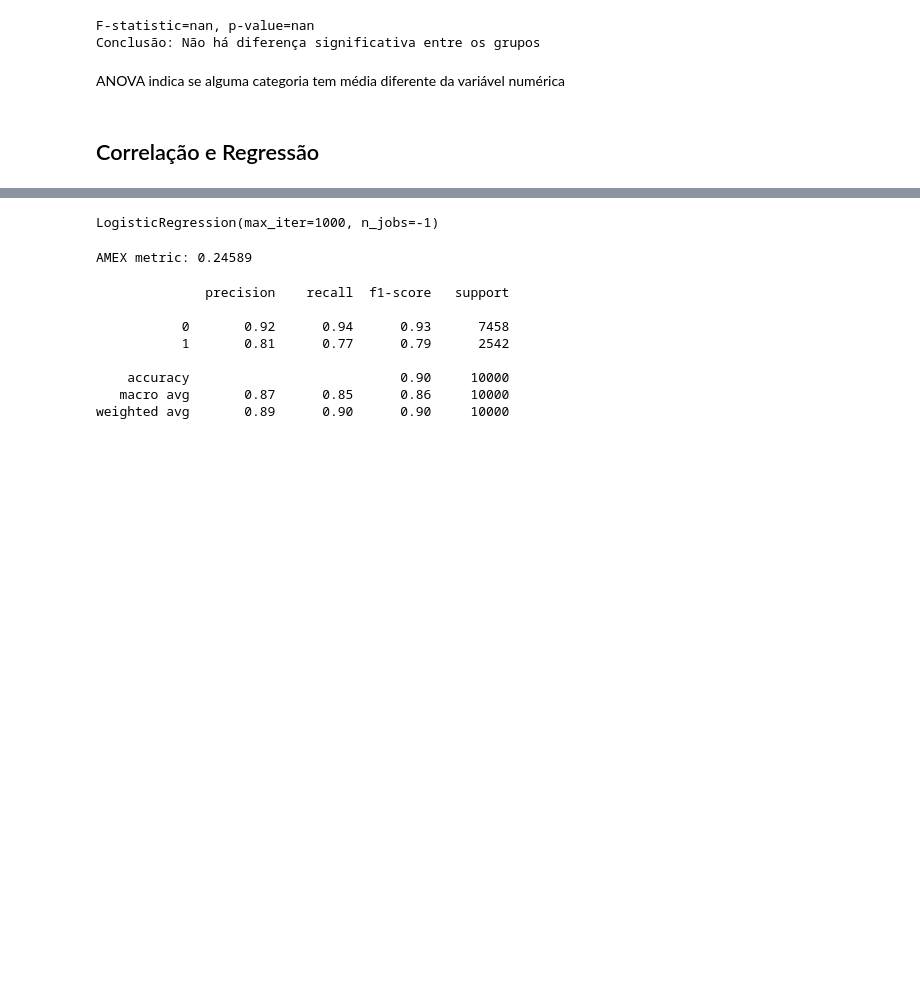
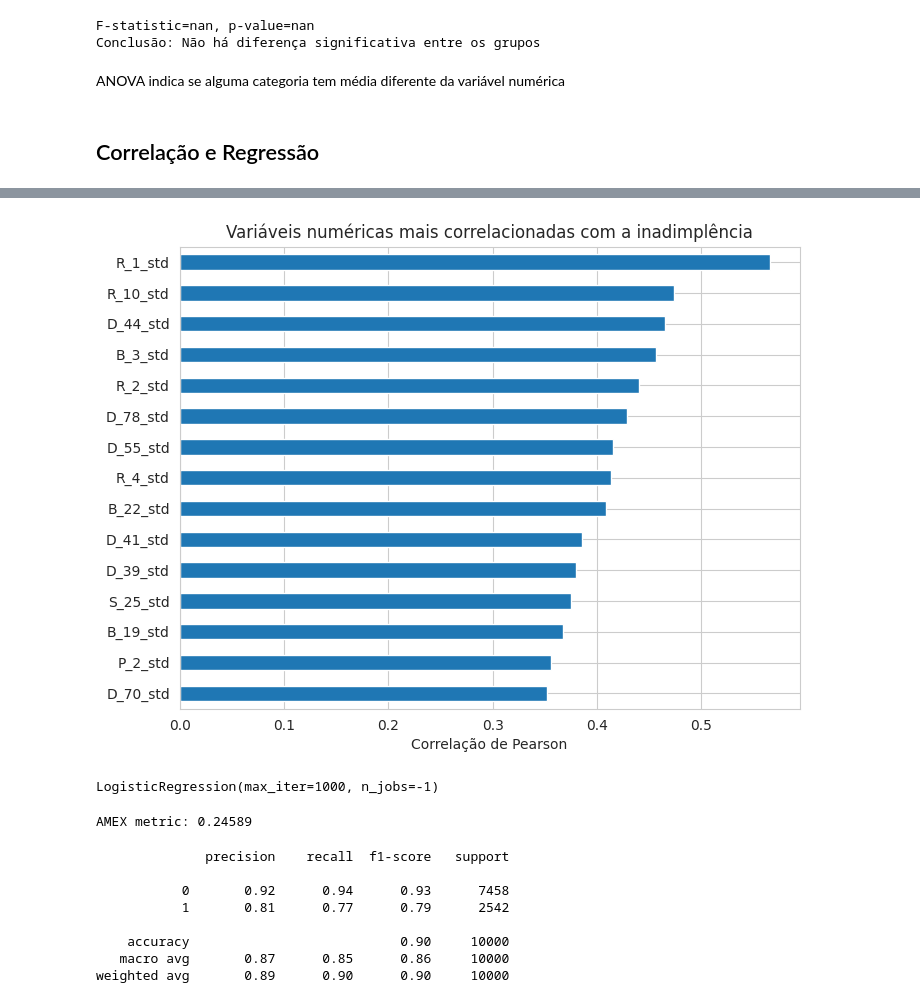
Before and after one commit to Lariiuki/Especializacao-Deep-Learning, a Jupyter notebook: Projeto_final_estatistica.ipynb, the cells around one changed output, grey strips where cells are left out. Drawn from its saved outputs; the diff is of its cells as text; code cells hidden in the pictures; blank space fills up the shorter version.

```diff
--- a/Projeto_final_estatistica.ipynb
+++ b/Projeto_final_estatistica.ipynb
@@ -530 +559,21 @@ ANOVA indica se alguma categoria tem média diferente da variável numérica
+# %%
+# correlação das variáveis numéricas com o target
+corr_target = corr_df.corr()['target'].drop('target')
+
+# pegar as 15 maiores correlações (em valor absoluto)
+top_corr = corr_target.abs().sort_values(ascending=False).head(15)
+
+# reorganizar mantendo sinal
+top_corr_signed = corr_target[top_corr.index]
+
+# plot
+plt.figure(figsize=(8,6))
+top_corr_signed.sort_values().plot(
+    kind='barh'
+)
+plt.title('Variáveis numéricas mais correlacionadas com a inadimplência')
+plt.xlabel('Correlação de Pearson')
+plt.show()
+# %% [output]
+[figure, added]
 # %%
```
Also changed, not shown: parts of 11 cells of this notebook.
